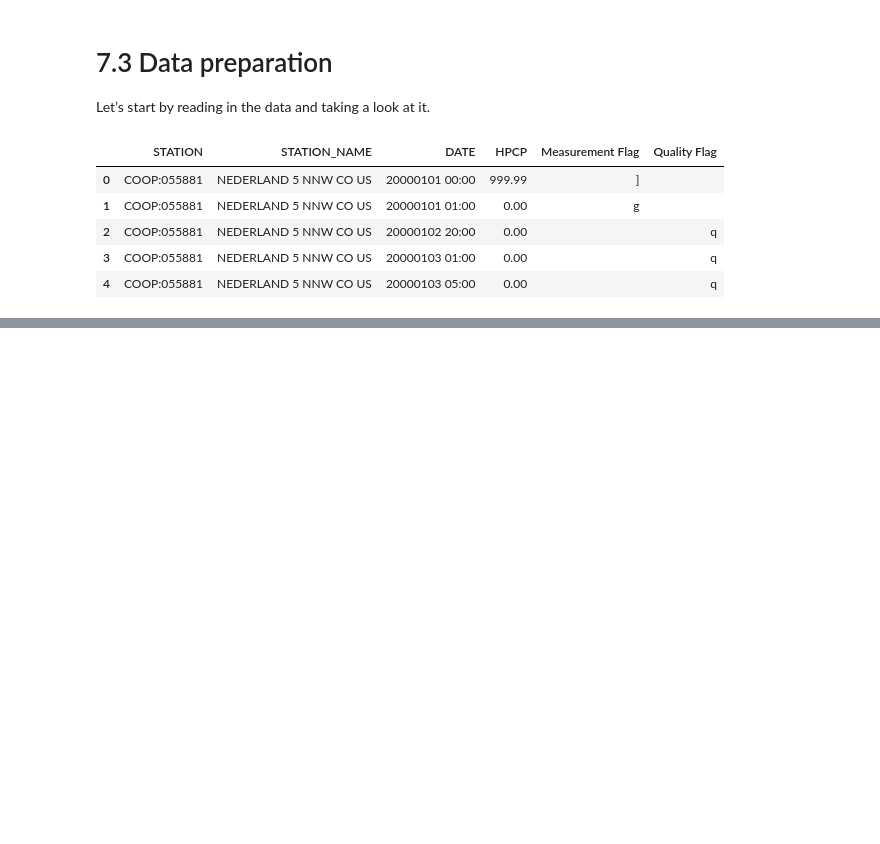
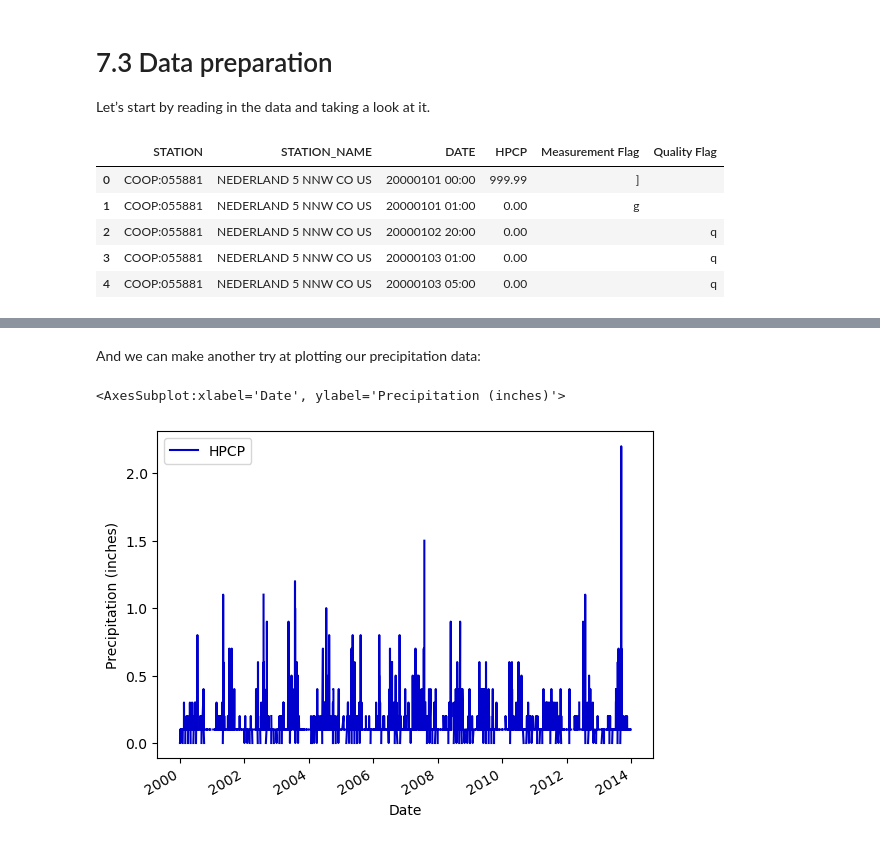
Before and after one commit to a-ramji/eds220-week2, a Jupyter notebook: lesson-7.ipynb, the cells around one changed output, grey strips where cells are left out. Cells and saved outputs as stored; diff of their text form; code cells hidden in the pictures; blank space fills up the shorter version.

Commit message:
added datetime examples up to 7.6

```diff
--- a/lesson-7.ipynb
+++ b/lesson-7.ipynb
@@ -56,0 +147,9 @@ precip.head()
+# %%
+# convert DATE column from string to timestamps
+precip.DATE = pd.to_datetime(precip.DATE)
+
+# check column data type is updated
+print(precip.dtypes)
+
+# check new values
+precip.head()
@@ -56,0 +170,12 @@ precip.head()
+# %% [markdown]
+And we can make another try at plotting our precipitation data:
+# %%
+precip.plot(x='DATE',
+            y='HPCP',
+            xlabel="Date",
+            ylabel="Precipitation (inches)",
+            color="mediumblue"
+           )
+# %% [output]
+<AxesSubplot:xlabel='Date', ylabel='Precipitation (inches)'>
+[figure, added]
```
Also changed, not shown: parts of 22 cells of this notebook.
